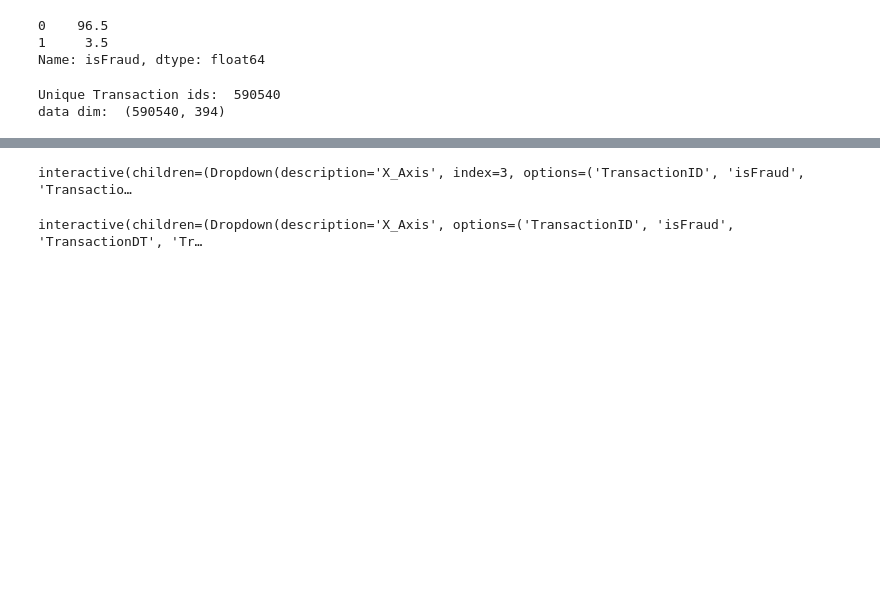
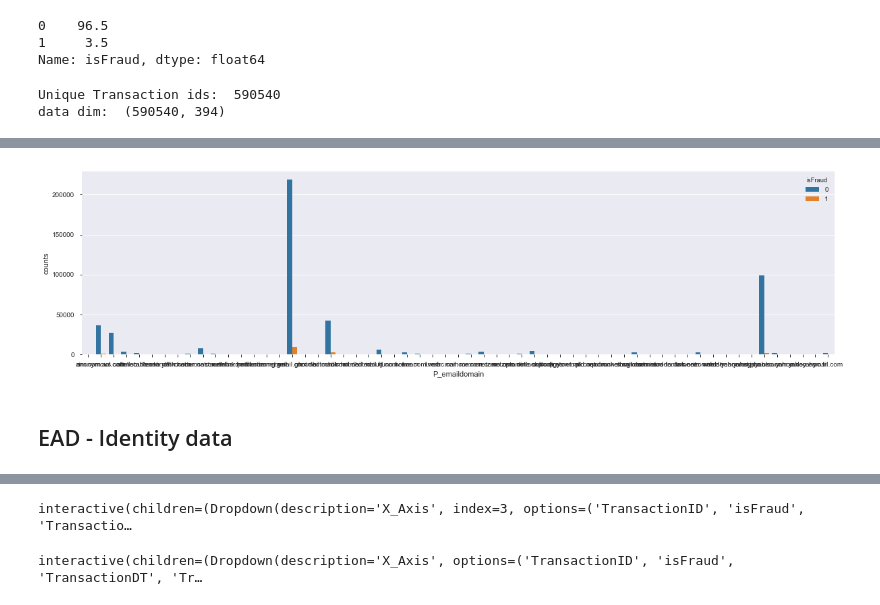
Before and after one commit to mxn170019/Ieee_Fraud-Detection-Kaggle-competition, a Jupyter notebook: ieeeFraud_Detection.ipynb, the cells around one changed output, grey strips where cells are left out. Cells and saved outputs as stored; diff of their text form; code cells hidden in the pictures; blank space fills up the shorter version.

```diff
--- a/ieeeFraud_Detection.ipynb
+++ b/ieeeFraud_Detection.ipynb
@@ -189,0 +220,10 @@ The categorical columns in transaction data are:  ['P_emaildomain', 'M6', 'card6
+# %%
+%matplotlib inline
+df_P_emaildomain= train_tran_df[['P_emaildomain','isFraud']].groupby(['P_emaildomain','isFraud']).size().reset_index(name='counts')
+plt.figure(figsize = (20,5))
+sns.barplot(x="P_emaildomain",y = 'counts', hue='isFraud', data=df_P_emaildomain)
+plt.show()
+# %% [output]
+[figure, added]
+# %% [markdown]
+## EAD - Identity data
```
Also changed, not shown: parts of 78 cells of this notebook, 6 other files.
